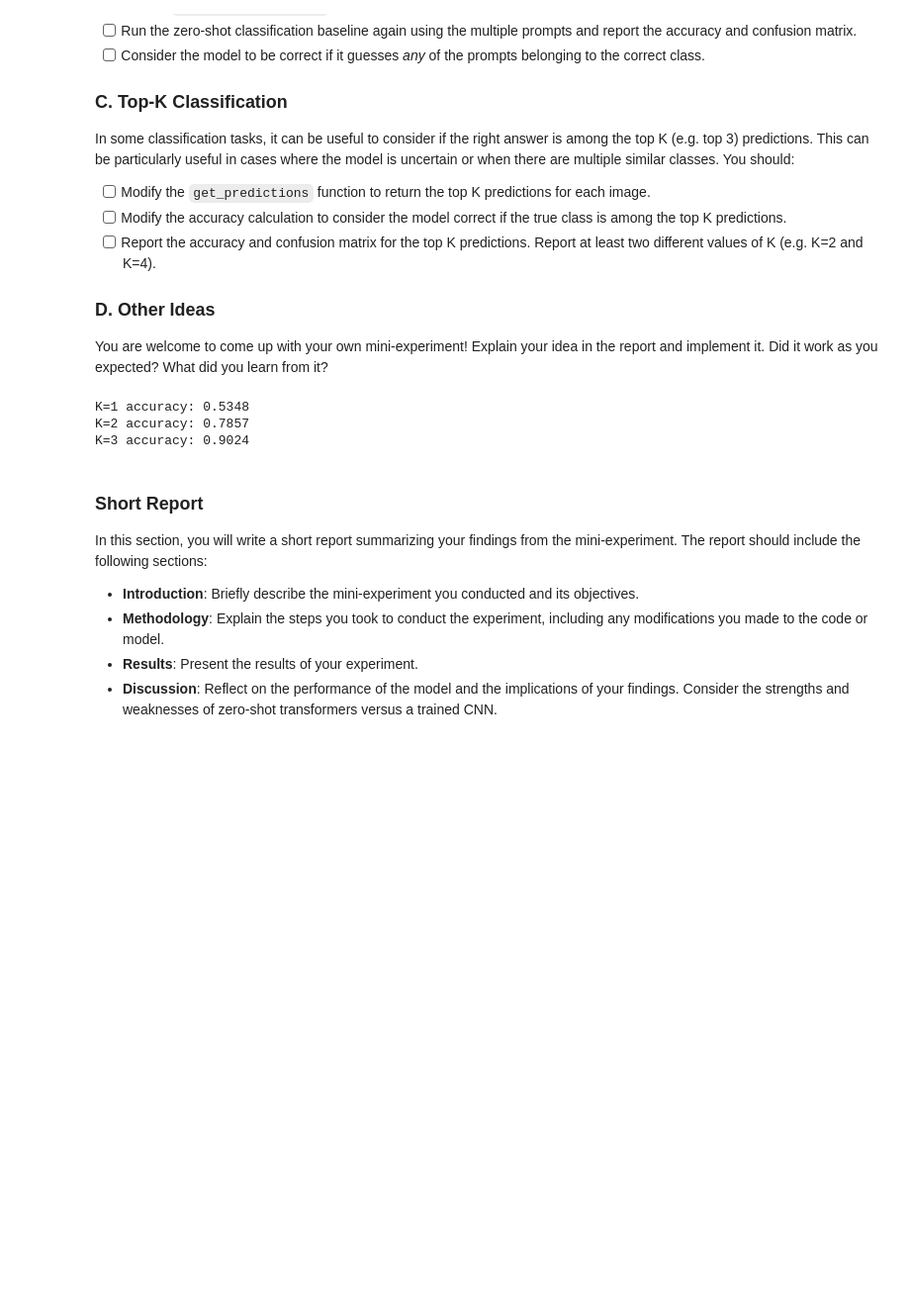
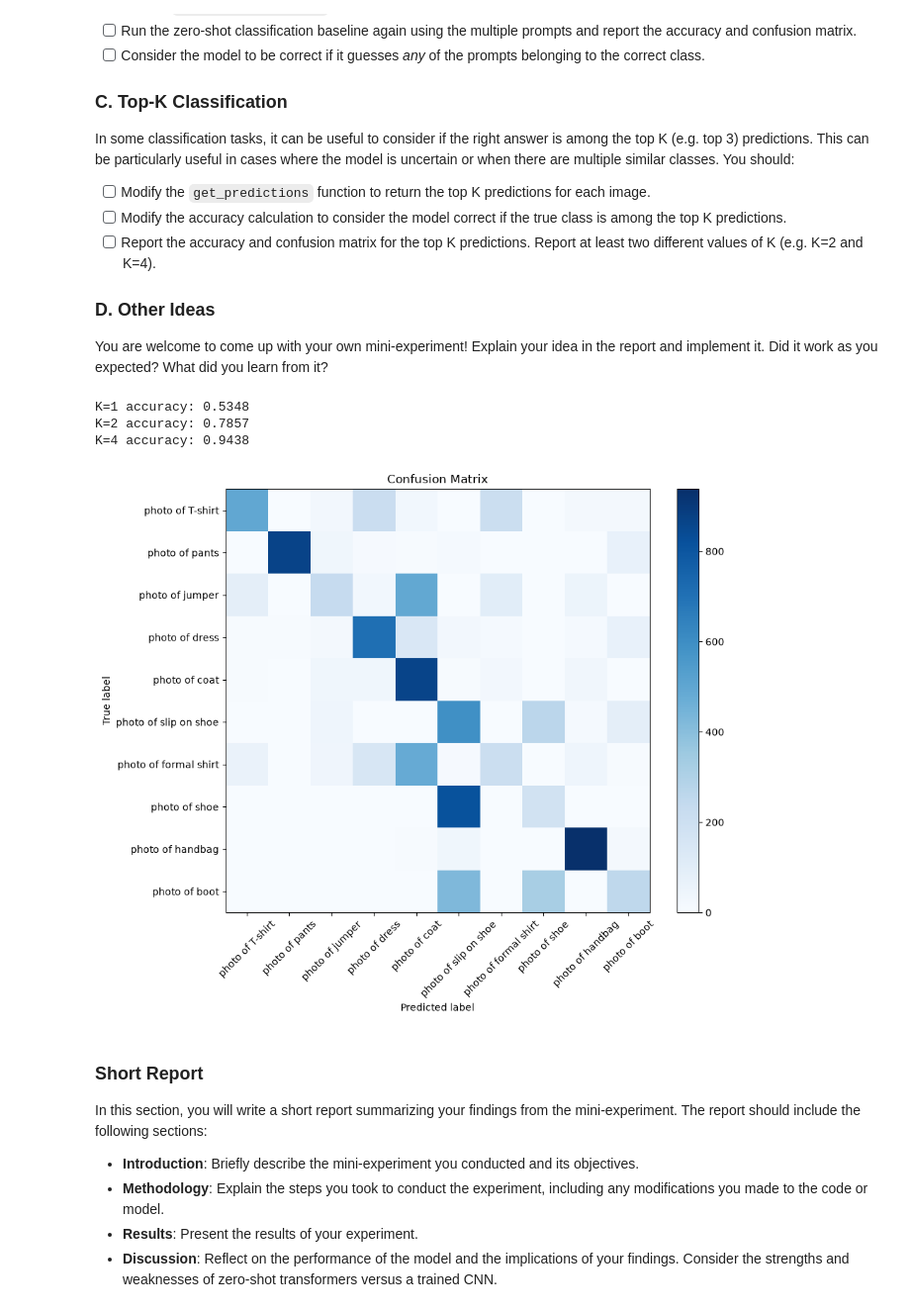
Before and after one commit to TheCodeGnome/deep_learning, a Jupyter notebook: 02_activities/assignments/assignment_2.ipynb, the cells around one changed output. Shown at 99% size. Drawn from its saved outputs; the diff is of its cells as text; code cells hidden in the pictures; blank space fills up the shorter version.

Commit message:
assign2 fix for final experiment; added final report

```diff
--- a/02_activities/assignments/assignment_2.ipynb
+++ b/02_activities/assignments/assignment_2.ipynb
@@ -406,7 +406,7 @@ In some classification tasks, it can be useful to consider if the right answer i
 You are welcome to come up with your own mini-experiment! Explain your idea in the report and implement it. Did it work as you expected? What did you learn from it?
 # %%
 # Top-K classification
-def top_k_accuracy(y_true, similarity_scores, k=3):
+def top_k_accuracy(y_true, similarity_scores, k=1):
     """
     Computes top-k accuracy.
     Args:
@@ -421,36 +421,40 @@ def top_k_accuracy(y_true, similarity_scores, k=3):
     return np.mean(results)
 
 # Get text embeddings for class names
 text_feats = get_text_embeddings(UPDATED_PROMPTS)
 
 # Collect labels and similarity scores
 y_true, y_pred, similarities = [], [], []
 
 with torch.no_grad():
     for pixel_values, labels in test_loader:
         image_embeddings = get_image_embeddings(pixel_values)
         cosine_sim = get_cosine_similarity(image_embeddings, text_feats)
         predictions = get_predictions(cosine_sim)
 
         y_true.extend(labels.cpu().numpy())
         y_pred.extend(predictions)
         similarities.append(cosine_sim)
 
 # Stack similarities for top-k analysis
 similarities = np.vstack(similarities)
 
 # outputs
 k1_acc = accuracy_score(y_true, y_pred)
 k2_acc = top_k_accuracy(y_true, similarities, k=2)
-k3_acc = top_k_accuracy(y_true, similarities, k=3)
+k4_acc = top_k_accuracy(y_true, similarities, k=4)
 
 print(f"K=1 accuracy: {k1_acc:.4f}")
 print(f"K=2 accuracy: {k2_acc:.4f}")
-print(f"K=3 accuracy: {k3_acc:.4f}")
+print(f"K=4 accuracy: {k4_acc:.4f}")
+
+# Report the confusion matrix
+plot_confusion_matrix(y_true, y_pred, UPDATED_PROMPTS)
 # %% [output]
 K=1 accuracy: 0.5348
 K=2 accuracy: 0.7857
-K=3 accuracy: 0.9024
+K=4 accuracy: 0.9438
+[figure, added]
 # %% [markdown]
 ### Short Report
 
```
Also changed, not shown: parts of 3 cells of this notebook.
